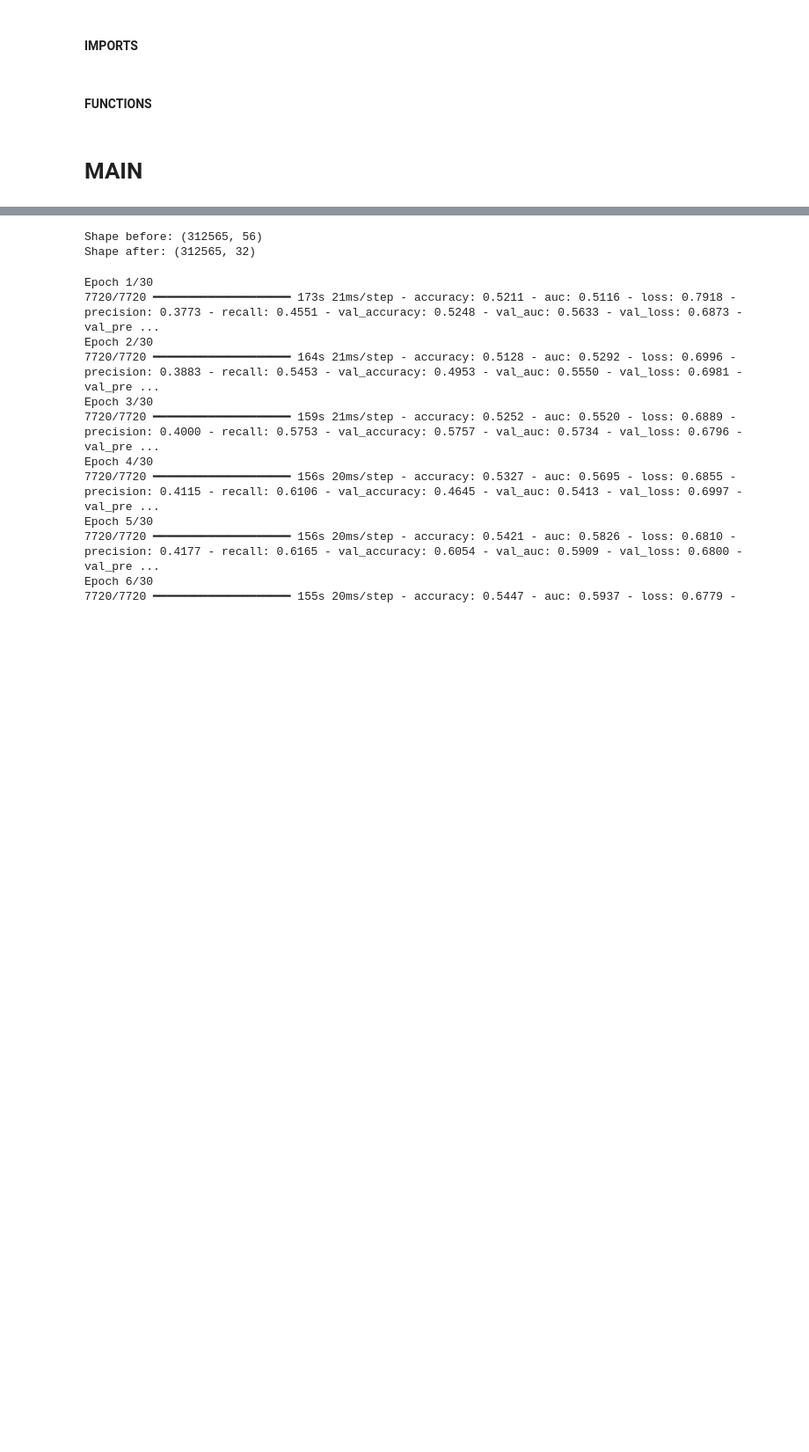
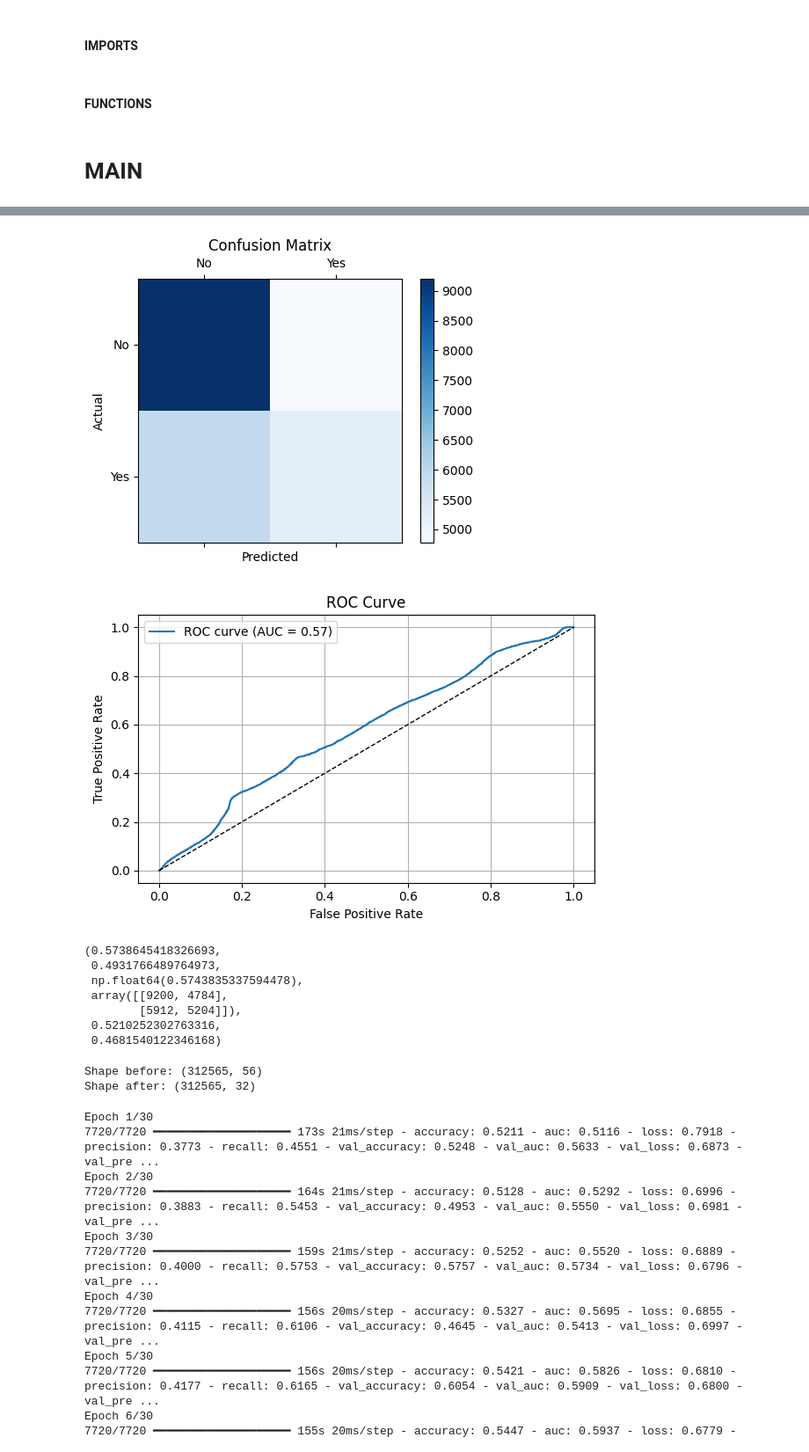
Before and after one commit to jorgegarciaotero/tfm_azureml, a Jupyter notebook: trainings/experimentacion_lstm_corregido.ipynb, the cells around one changed output, grey strips where cells are left out. Shown: that part at 88% size. Saved outputs shown, nothing was run; the diff lists cells and outputs as text; code cells hidden in the pictures; blank space fills up the shorter version.

```diff
--- a/trainings/experimentacion_lstm_corregido.ipynb
+++ b/trainings/experimentacion_lstm_corregido.ipynb
@@ -619,0 +589,64 @@ Recall: 0.7676
+# %%
+# Selección de top 20 y sequence_length = 500 símbolos con más histórico
+top_symbols = (
+    df_full.groupby("symbol")
+    .size()
+    .sort_values(ascending=False)
+    .head(20)
+    .index
+)
+df_clean = df_full[df_full["symbol"].isin(top_symbols)].copy()
+df_clean = df_clean.sort_values(by=["symbol", "date"])
+df_clean.to_csv("1_df_clean_ordenado.csv",sep=";")
+
+print(f" target_3m: {df_clean['target_3m'].value_counts()}")
+print(f" target_6m: {df_clean['target_6m'].value_counts()}")
+print(f" target_1y: {df_clean['target_1y'].value_counts()}")
+
+
+# Limpieza con imputación
+df_clean = clean_columns(df_clean)
+
+# Preprocesado (sin imputar aquí)
+targets = ['target_3m', 'target_6m', 'target_1y']
+df_processed_minmax, scaler_minmax = prepare_data(
+    df_clean,
+    targets=targets
+)
+
+
+# Secuenciado correcto por símbolo
+target_column = 'target_6m'
+sequence_length = 500
+X_train, X_test, y_train, y_test = build_and_split_sequences_by_symbol(
+    df_processed_minmax,
+    target_column=target_column,
+    sequence_length=sequence_length,
+    test_size=0.2
+)
+
+# Pesos balanceados
+weights = class_weight.compute_class_weight(
+    class_weight='balanced',
+    classes=np.array([0, 1]),
+    y=y_train.flatten()
+)
+weight_dict = {0: weights[0], 1: weights[1]}
+
+# Entrenamiento
+model, X_test, y_test, y_prob, y_pred = train_base_lstm_classifier(
+    X_train=X_train,
+    X_test=X_test,
+    y_train=y_train,
+    y_test=y_test,
+    sequence_length=sequence_length,
+    class_weight=weight_dict
+)
+
+# Evaluación
+model_evaluation(
+    y_test=pd.Series(y_test),
+    y_pred=pd.Series(y_pred),
+    y_prob=pd.Series(y_prob)
+)
+# %% [output]
@@ -620,3 +687,12 @@ Recall: 0.7676
+[figure, added]
+[figure, added]
+(0.5738645418326693,
+ 0.4931766489764973,
+ np.float64(0.5743835337594478),
+ array([[9200, 4784],
+        [5912, 5204]]),
+ 0.5210252302763316,
+ 0.4681540122346168)
 # %%
 # Selección de top 50 símbolos con más histórico
 top_symbols = (
```
Also changed, not shown: parts of 19 cells of this notebook, 1 other file.
